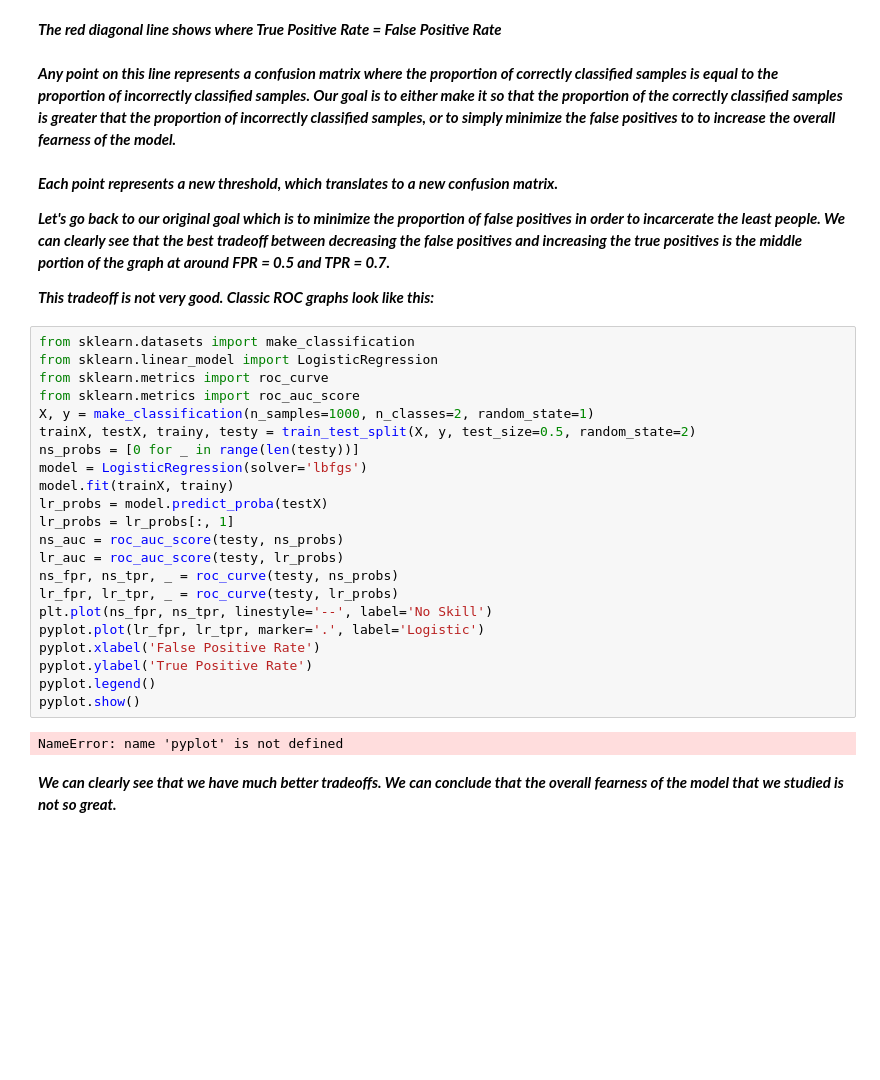
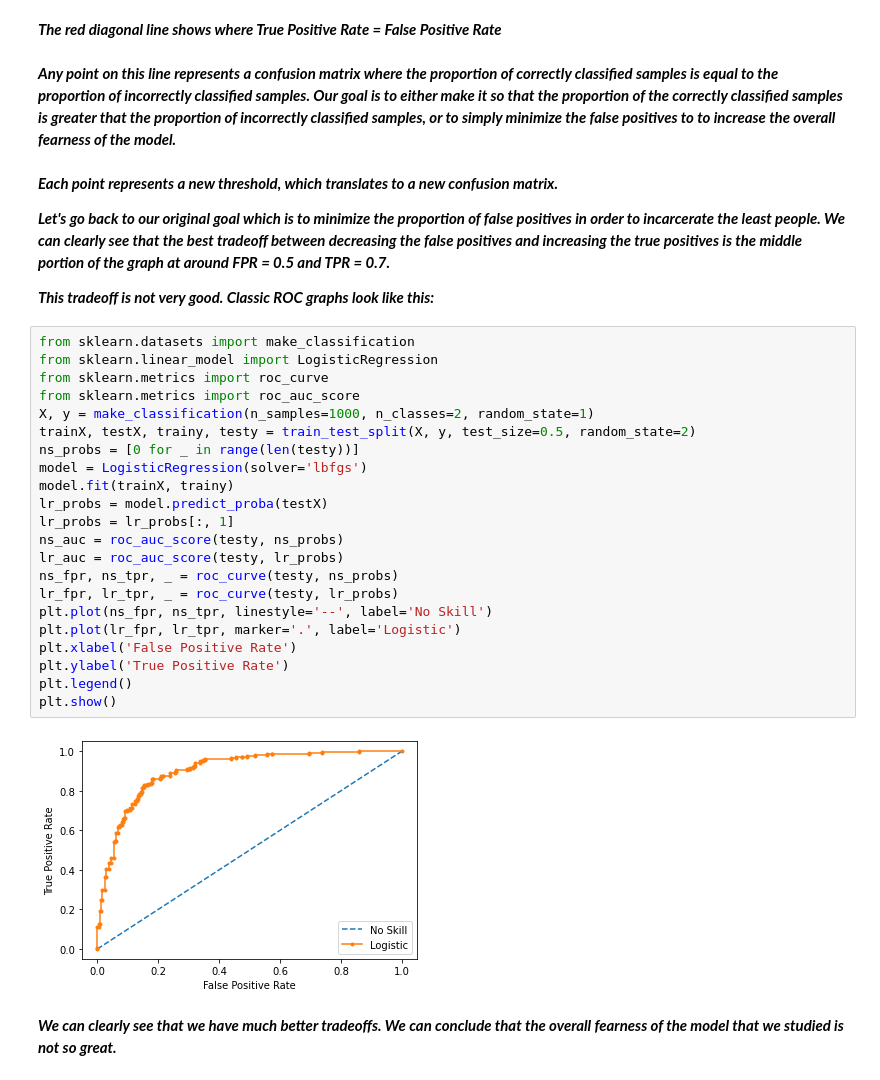
Before and after one commit to rostom-baccar/Machine-Learning-with-Decision-Trees, a Jupyter notebook: Evaluation.ipynb, the cells around one changed output. Cells and saved outputs as stored; diff of their text form; blank space fills up the shorter version.

```diff
--- a/Evaluation.ipynb
+++ b/Evaluation.ipynb
@@ -377,26 +377,26 @@ Each point represents a new threshold, which translates to a new confusion matri
 # %%
 from sklearn.datasets import make_classification
 from sklearn.linear_model import LogisticRegression
 from sklearn.metrics import roc_curve
 from sklearn.metrics import roc_auc_score
 X, y = make_classification(n_samples=1000, n_classes=2, random_state=1)
 trainX, testX, trainy, testy = train_test_split(X, y, test_size=0.5, random_state=2)
 ns_probs = [0 for _ in range(len(testy))]
 model = LogisticRegression(solver='lbfgs')
 model.fit(trainX, trainy)
 lr_probs = model.predict_proba(testX)
 lr_probs = lr_probs[:, 1]
 ns_auc = roc_auc_score(testy, ns_probs)
 lr_auc = roc_auc_score(testy, lr_probs)
 ns_fpr, ns_tpr, _ = roc_curve(testy, ns_probs)
 lr_fpr, lr_tpr, _ = roc_curve(testy, lr_probs)
 plt.plot(ns_fpr, ns_tpr, linestyle='--', label='No Skill')
-pyplot.plot(lr_fpr, lr_tpr, marker='.', label='Logistic')
-pyplot.xlabel('False Positive Rate')
-pyplot.ylabel('True Positive Rate')
-pyplot.legend()
-pyplot.show()
+plt.plot(lr_fpr, lr_tpr, marker='.', label='Logistic')
+plt.xlabel('False Positive Rate')
+plt.ylabel('True Positive Rate')
+plt.legend()
+plt.show()
 # %% [output]
-NameError: name 'pyplot' is not defined
+[figure, added]
 # %% [markdown]
 ***We can clearly see that we have much better tradeoffs. We can conclude that the overall fearness of the model that we studied is not so great.***
```
